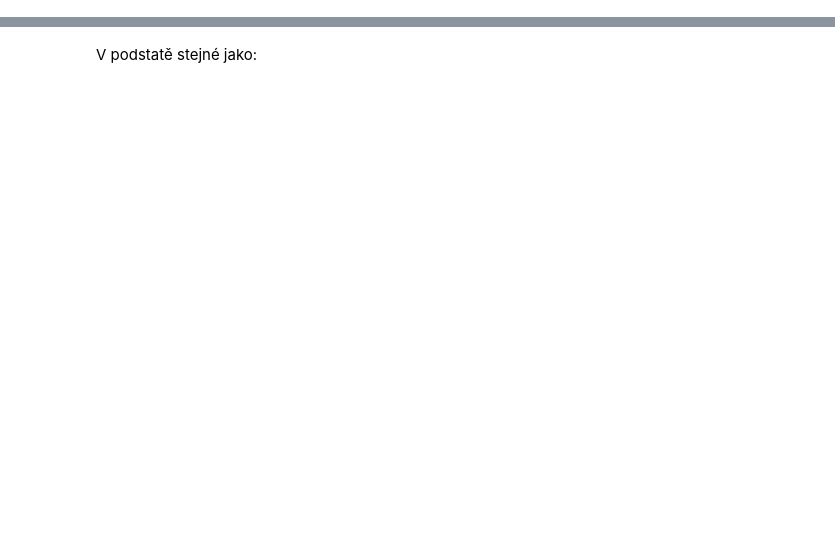
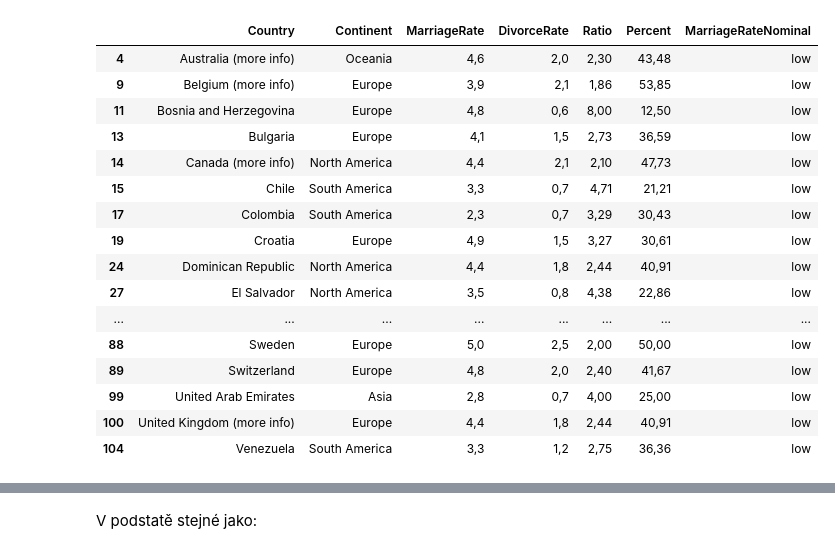
Before and after one commit to lich-uct/r_tutorial, a Jupyter notebook: 05/05_new.ipynb, the cells around one changed output, grey strips where cells are left out. Cells and saved outputs as stored; diff of their text form; code cells hidden in the pictures; blank space fills up the shorter version.

```diff
--- a/05/05_new.ipynb
+++ b/05/05_new.ipynb
@@ -3,0 +545,20 @@
+# %%
+marriages[marriages$MarriageRateNominal == 'low',]
+# %% [output]
+|  | Country | Continent | MarriageRate | DivorceRate | Ratio | Percent | MarriageRateNominal |
+| 4 | Australia (more info) | Oceania | 4,6 | 2,0 | 2,30 | 43,48 | low |
+| 9 | Belgium (more info) | Europe | 3,9 | 2,1 | 1,86 | 53,85 | low |
+| 11 | Bosnia and Herzegovina | Europe | 4,8 | 0,6 | 8,00 | 12,50 | low |
+| 13 | Bulgaria | Europe | 4,1 | 1,5 | 2,73 | 36,59 | low |
+| 14 | Canada (more info) | North America | 4,4 | 2,1 | 2,10 | 47,73 | low |
+| 15 | Chile | South America | 3,3 | 0,7 | 4,71 | 21,21 | low |
+| 17 | Colombia | South America | 2,3 | 0,7 | 3,29 | 30,43 | low |
+| 19 | Croatia | Europe | 4,9 | 1,5 | 3,27 | 30,61 | low |
+| 24 | Dominican Republic | North America | 4,4 | 1,8 | 2,44 | 40,91 | low |
+| 27 | El Salvador | North America | 3,5 | 0,8 | 4,38 | 22,86 | low |
+| ... | ... | ... | ... | ... | ... | ... | ... |
+| 88 | Sweden | Europe | 5,0 | 2,5 | 2,00 | 50,00 | low |
+| 89 | Switzerland | Europe | 4,8 | 2,0 | 2,40 | 41,67 | low |
+| 99 | United Arab Emirates | Asia | 2,8 | 0,7 | 4,00 | 25,00 | low |
+| 100 | United Kingdom (more info) | Europe | 4,4 | 1,8 | 2,44 | 40,91 | low |
+| 104 | Venezuela | South America | 3,3 | 1,2 | 2,75 | 36,36 | low |
```
Also changed, not shown: parts of 89 cells of this notebook, 4 other files.
